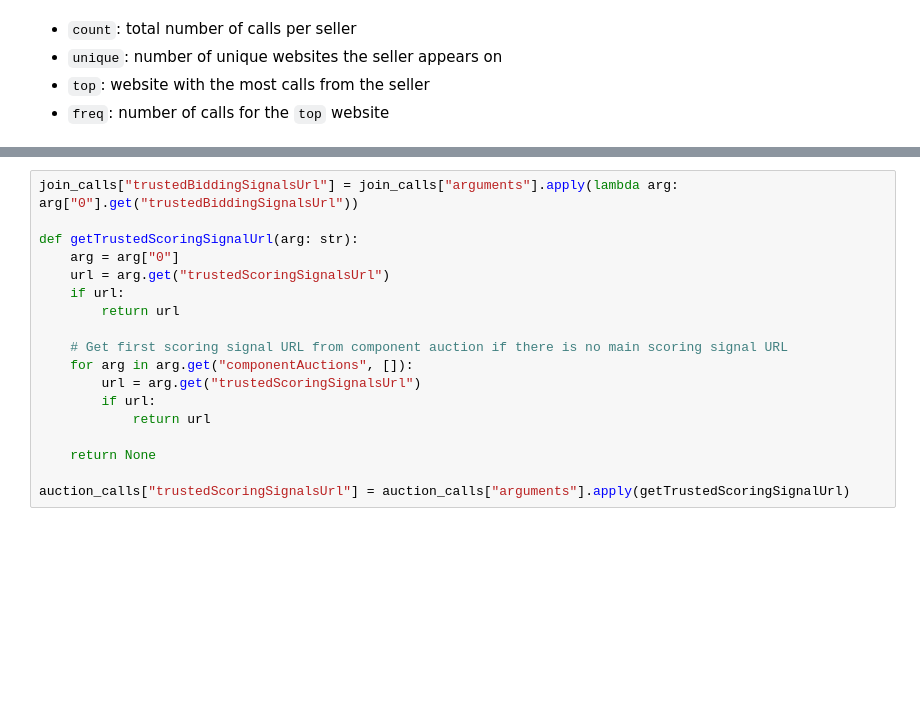
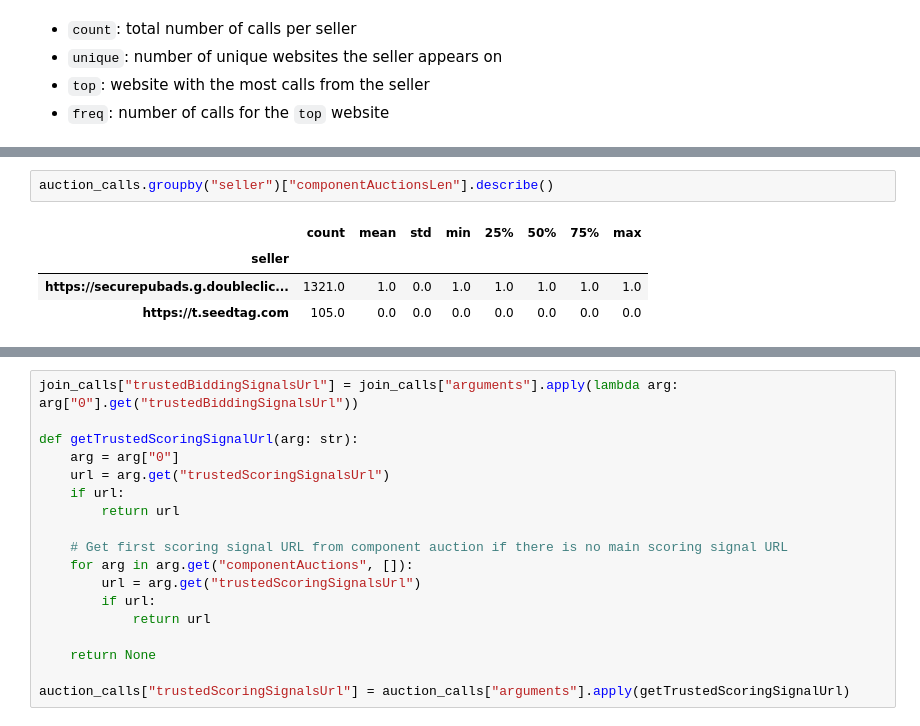
Before and after one commit to MichielP1807/tracker-radar-collector, a Jupyter notebook: post-processing/analysis.ipynb, the cells around one changed output, grey strips where cells are left out. Drawn from its saved outputs; the diff is of its cells as text; blank space fills up the shorter version.

```diff
--- a/post-processing/analysis.ipynb
+++ b/post-processing/analysis.ipynb
@@ -573,0 +603,7 @@ auction_calls.groupby("seller")["finalUrlFld"].describe().sort_values(by="unique
+# %%
+auction_calls.groupby("seller")["componentAuctionsLen"].describe()
+# %% [output]
+|  | count | mean | std | min | 25% | 50% | 75% | max |
+| seller |  |  |  |  |  |  |  |  |
+| https://securepubads.g.doubleclic... | 1321.0 | 1.0 | 0.0 | 1.0 | 1.0 | 1.0 | 1.0 | 1.0 |
+| https://t.seedtag.com | 105.0 | 0.0 | 0.0 | 0.0 | 0.0 | 0.0 | 0.0 | 0.0 |
```
Also changed, not shown: parts of 17 cells of this notebook.
